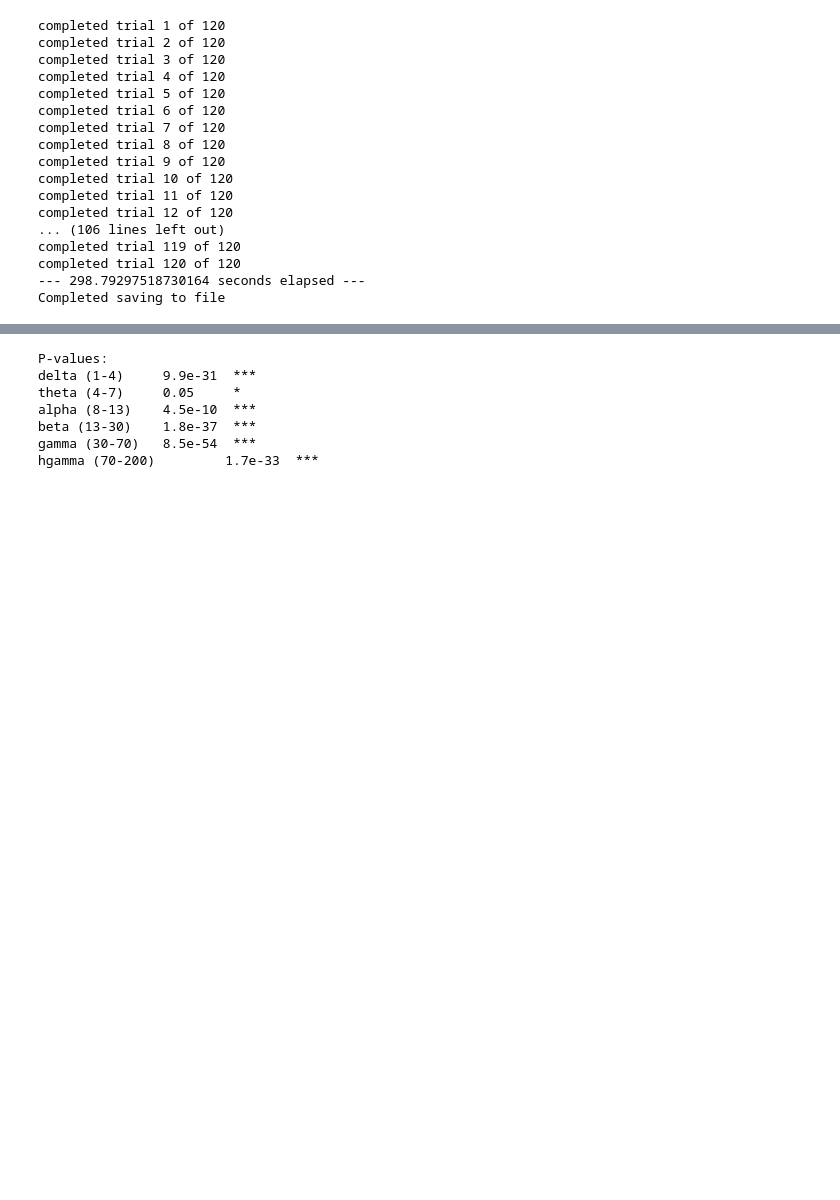
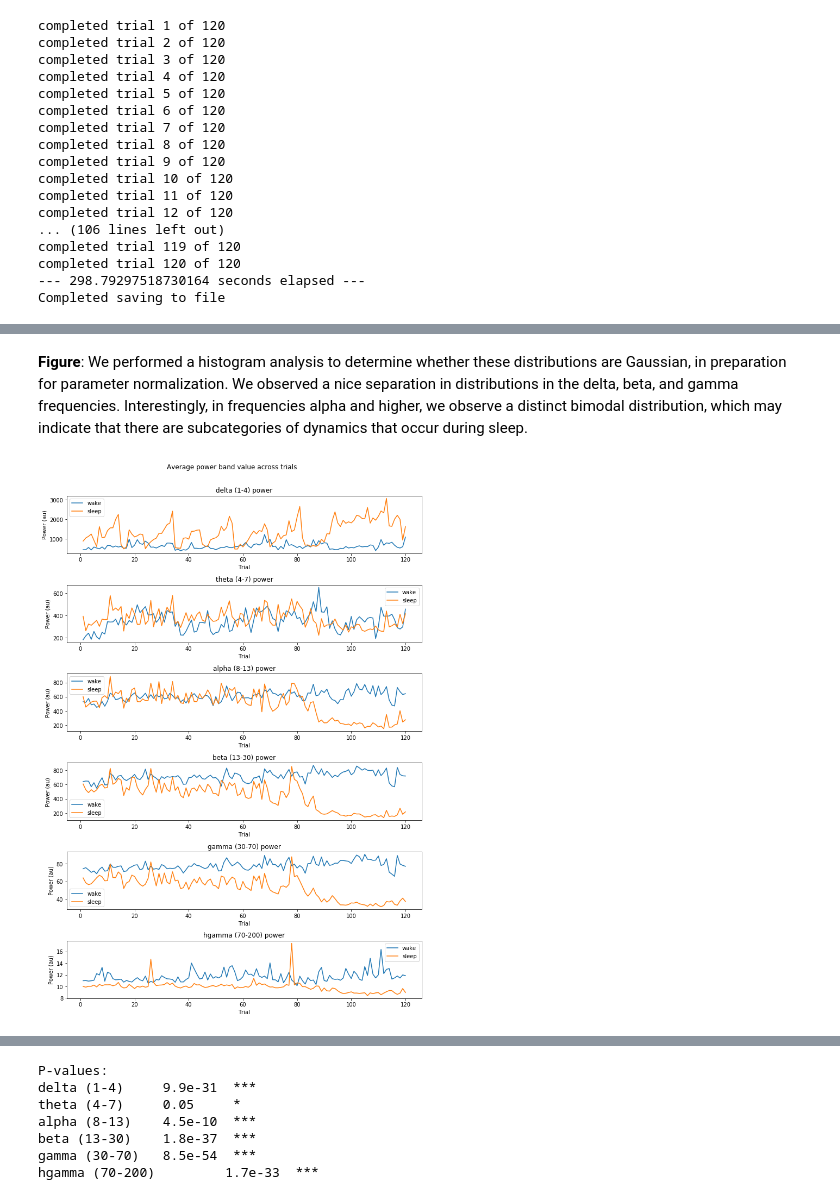
Before and after one commit to sunh20/SleepClass, a Jupyter notebook: sleep_process_d6.ipynb, the cells around one changed output, grey strips where cells are left out. Cells and saved outputs as stored; diff of their text form; code cells hidden in the pictures; blank space fills up the shorter version.

```diff
--- a/sleep_process_d6.ipynb
+++ b/sleep_process_d6.ipynb
@@ -295,0 +338,25 @@ t_stat, pval = stats.ttest_ind(np.mean(pow_bands_sleep,axis=-1),np.mean(pow_band
+# %% [markdown]
+**Figure**: We performed a histogram analysis to determine whether these distributions are Gaussian, in preparation for parameter normalization. We observed a nice separation in distributions in the delta, beta, and gamma frequencies. Interestingly, in frequencies alpha and higher, we observe a distinct bimodal distribution, which may indicate that there are subcategories of dynamics that occur during sleep.
+# %%
+# plot distribution of frequencies over time
+
+trials = np.arange(1,121)
+
+fig = plt.figure(figsize=(10,15))
+plt.suptitle('Average power band value across trials')
+
+for fband in range(6):
+    plt.subplot(6,1,1+fband)
+    plt.plot(trials,p_wake[:,fband],label='wake')
+    plt.plot(trials,p_sleep[:,fband],label='sleep')
+    plt.xlabel('Trial')
+    plt.ylabel('Power (au)')
+    plt.legend()
+    plt.title(bar_labels[fband] +' power')
+
+plt.tight_layout(rect=[0, 0.03, 1, 0.95])
+
+if save_on:
+    fig.savefig(subj_id + '_power_across_trials.png', dpi=300)
+# %% [output]
+[figure, added]
```
Also changed, not shown: parts of 9 cells of this notebook.
